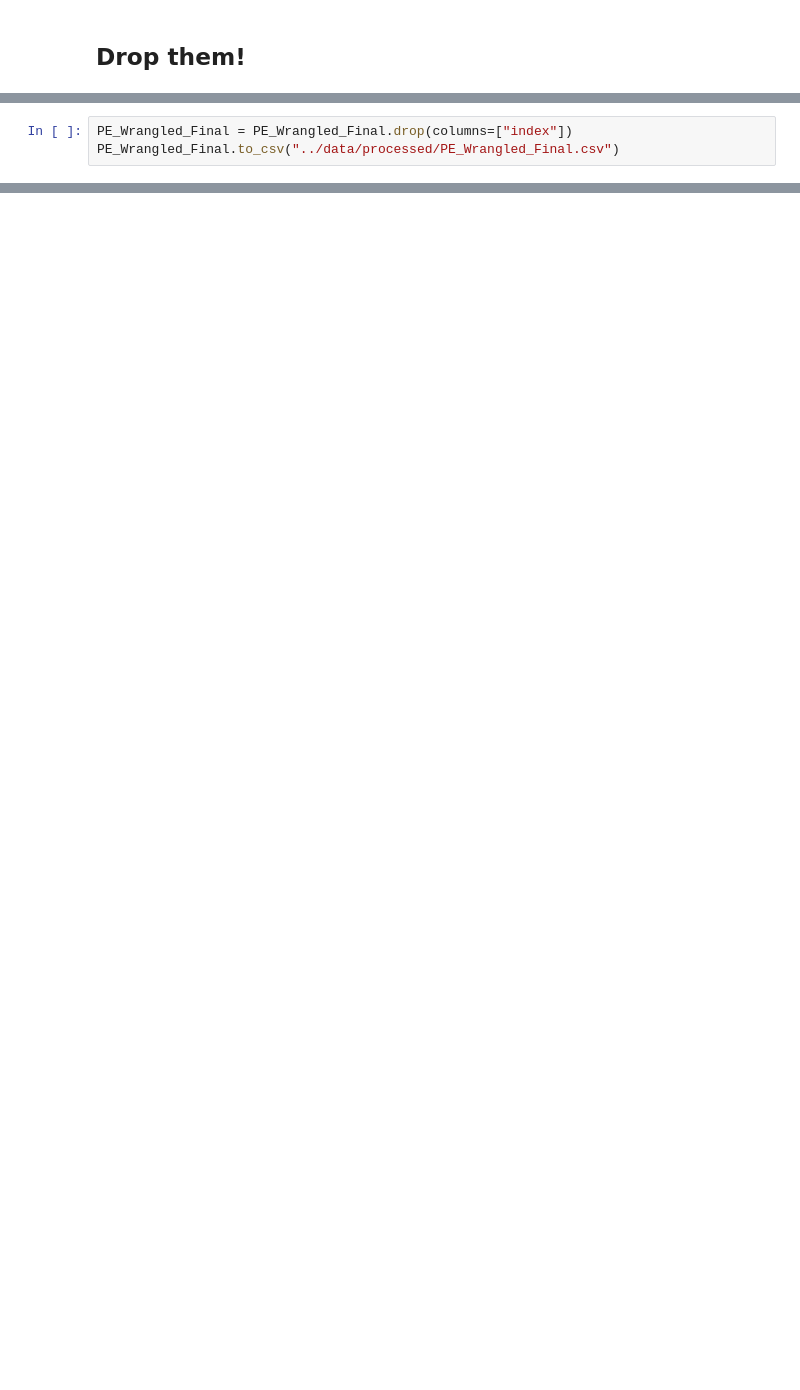
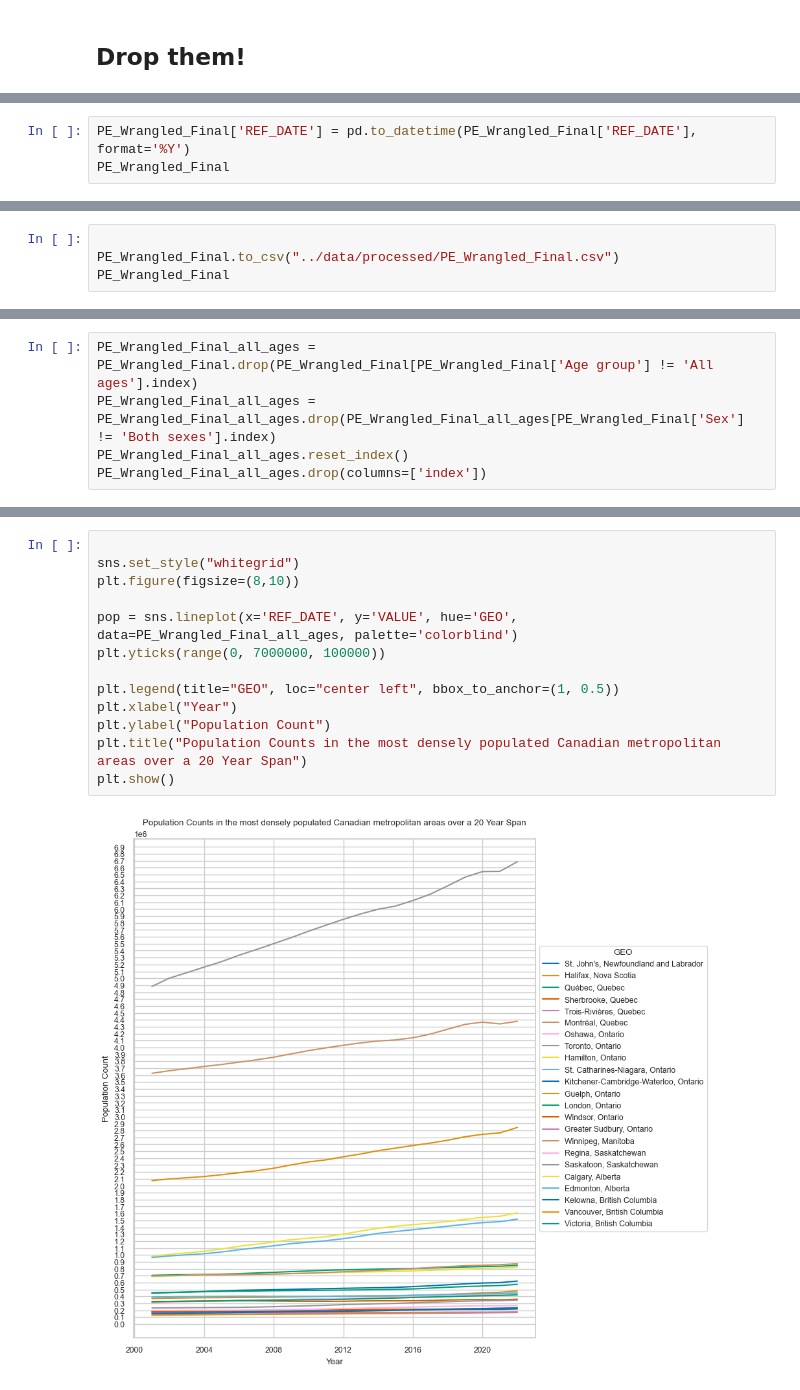
Before and after one commit to ubco-W2022T2-data301/project-group-group01, a Jupyter notebook: analysis/Logananalysis2.ipynb, the cells around one changed output, grey strips where cells are left out. Cells and saved outputs as stored; diff of their text form; blank space fills up the shorter version.

```diff
--- a/analysis/Logananalysis2.ipynb
+++ b/analysis/Logananalysis2.ipynb
@@ -526,0 +453,3 @@ PE_Wrangled_Final.sample(15)
+# %%
+PE_Wrangled_Final['REF_DATE'] = pd.to_datetime(PE_Wrangled_Final['REF_DATE'], format='%Y')
+PE_Wrangled_Final
@@ -527,3 +470,4 @@ PE_Wrangled_Final.sample(15)
 # %%
-PE_Wrangled_Final = PE_Wrangled_Final.drop(columns=["index"])
+
 PE_Wrangled_Final.to_csv("../data/processed/PE_Wrangled_Final.csv")
+PE_Wrangled_Final
@@ -547,0 +490,5 @@ Awesome. Thats a wrap for the PopEstimate dataset wrangling, now my groupmates h
+# %%
+PE_Wrangled_Final_all_ages = PE_Wrangled_Final.drop(PE_Wrangled_Final[PE_Wrangled_Final['Age group'] != 'All ages'].index)
+PE_Wrangled_Final_all_ages = PE_Wrangled_Final_all_ages.drop(PE_Wrangled_Final_all_ages[PE_Wrangled_Final['Sex'] != 'Both sexes'].index)
+PE_Wrangled_Final_all_ages.reset_index()
+PE_Wrangled_Final_all_ages.drop(columns=['index'])
@@ -547,0 +509,15 @@ Awesome. Thats a wrap for the PopEstimate dataset wrangling, now my groupmates h
+# %%
+
+sns.set_style("whitegrid")
+plt.figure(figsize=(8,10))
+
+pop = sns.lineplot(x='REF_DATE', y='VALUE', hue='GEO', data=PE_Wrangled_Final_all_ages, palette='colorblind')
+plt.yticks(range(0, 7000000, 100000))
+
+plt.legend(title="GEO", loc="center left", bbox_to_anchor=(1, 0.5))
+plt.xlabel("Year")
+plt.ylabel("Population Count")
+plt.title("Population Counts in the most densely populated Canadian metropolitan areas over a 20 Year Span")
+plt.show()
+# %% [output]
+[figure, added]
```
Also changed, not shown: parts of 30 cells of this notebook.
